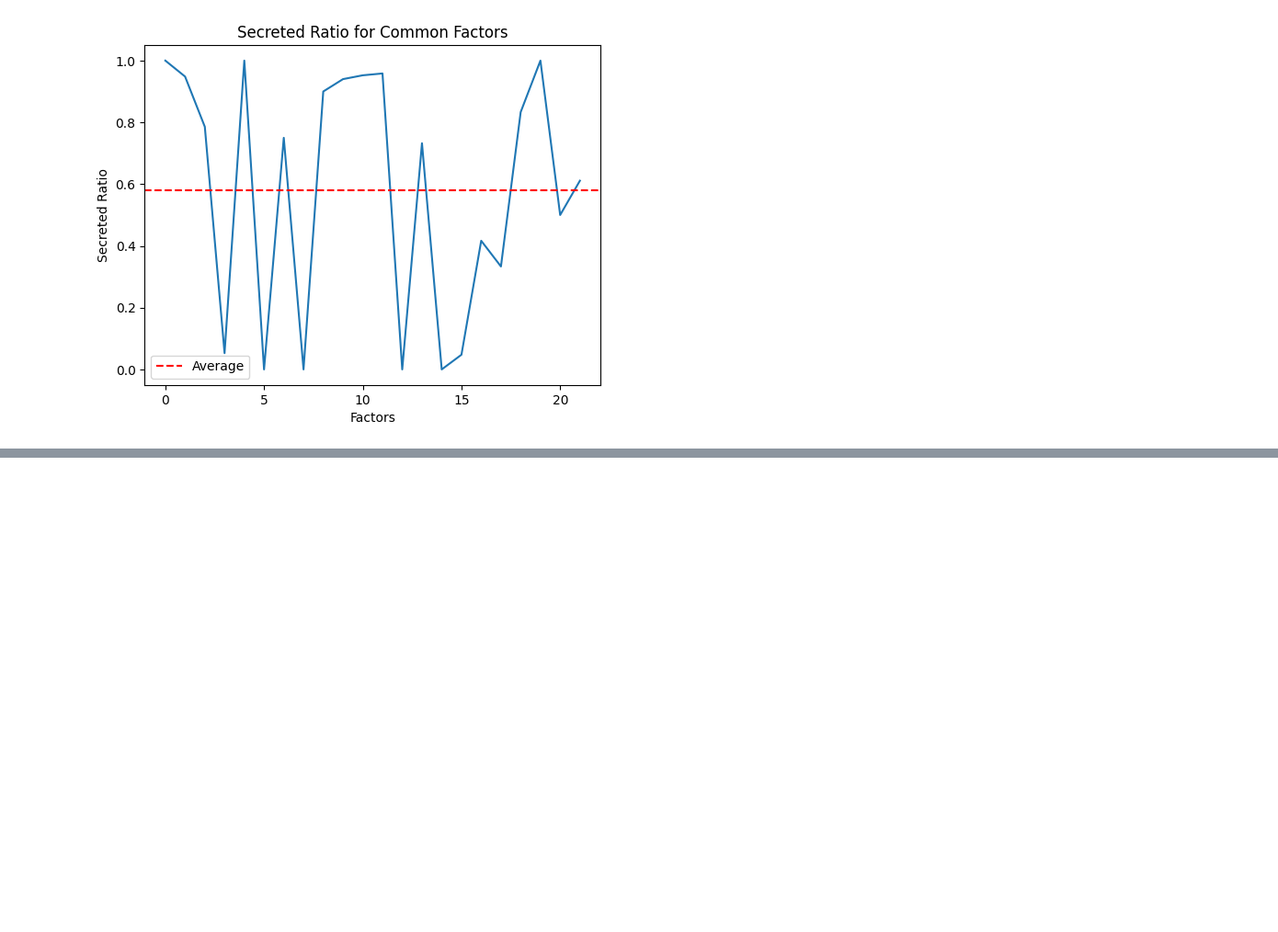
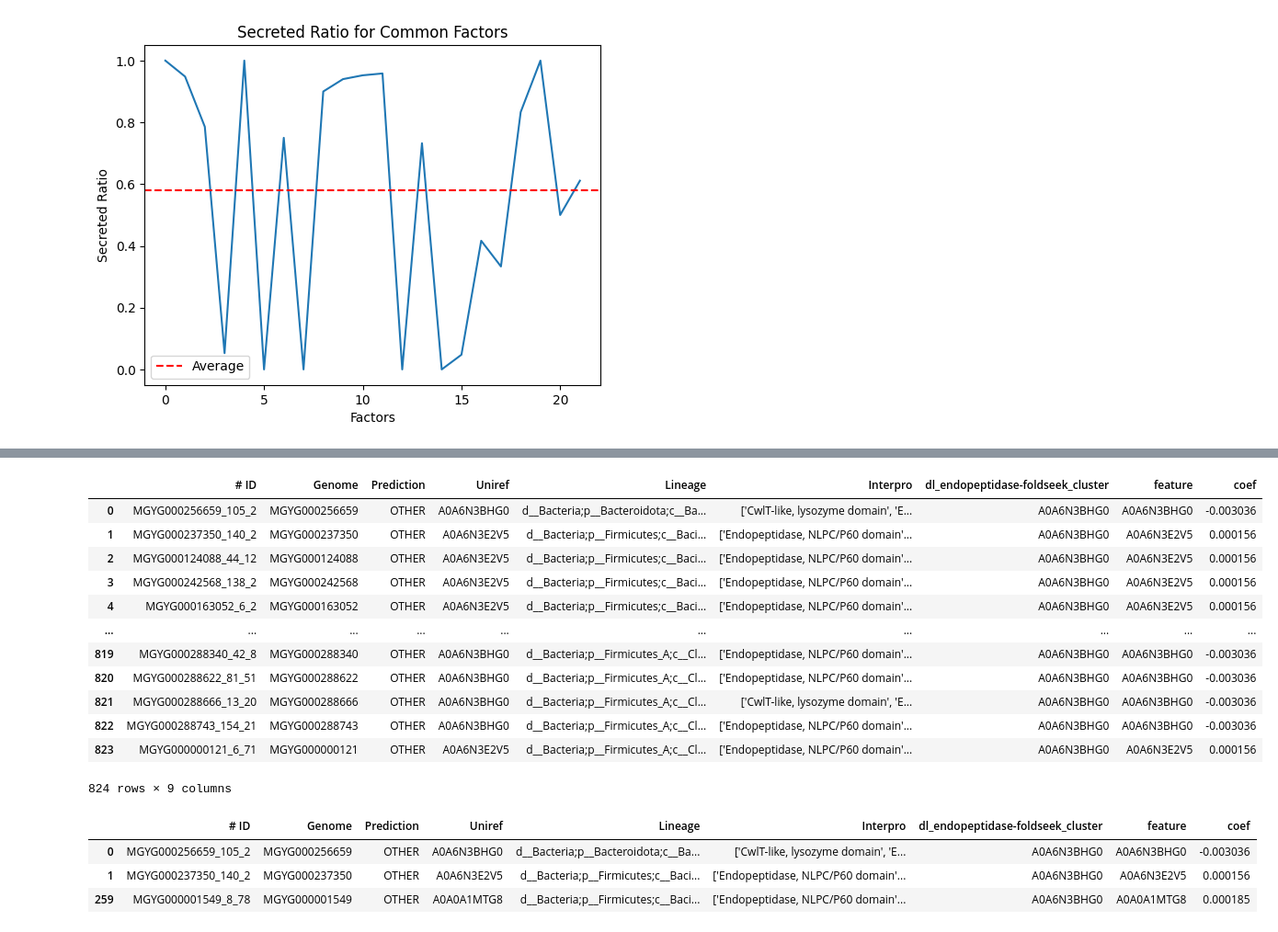
Before and after one commit to oliverdesa/Clustering_Metagenomics, a Jupyter notebook: src/clustering/cluster_analysis.ipynb, the cells around one changed output, grey strips where cells are left out. Shown at 92% size. Saved outputs shown, nothing was run; the diff lists cells and outputs as text; code cells hidden in the pictures; blank space fills up the shorter version.

```diff
--- a/src/clustering/cluster_analysis.ipynb
+++ b/src/clustering/cluster_analysis.ipynb
@@ -130,0 +153,5 @@ plt.show()
+# %%
+coefficients['feature'] = coefficients['feature'].apply(lambda x: x.split('_')[2])
+
+
+display(coefficients.head())
@@ -130,0 +165,4 @@ plt.show()
+# %%
+A0A6N3BHG0 = all_data[all_data['dl_endopeptidase-foldseek_cluster'] == 'A0A6N3BHG0']
+
+display(A0A6N3BHG0)
@@ -130,0 +183,29 @@ plt.show()
+# %%
+# Now Merge dataframe inner on Uniref IDs. We want to bring coefs column
+
+A0A6N3BHG0 = A0A6N3BHG0.merge(coefficients[['feature', 'coef']], left_on='Uniref', right_on='feature', how='inner')
+
+display(A0A6N3BHG0)
+# %% [output]
+|  | # ID | Genome | Prediction | Uniref | Lineage | Interpro | dl_endopeptidase-foldseek_cluster | feature | coef |
+| 0 | MGYG000256659_105_2 | MGYG000256659 | OTHER | A0A6N3BHG0 | d__Bacteria;p__Bacteroidota;c__Ba... | ['CwlT-like, lysozyme domain', 'E... | A0A6N3BHG0 | A0A6N3BHG0 | -0.003036 |
+| 1 | MGYG000237350_140_2 | MGYG000237350 | OTHER | A0A6N3E2V5 | d__Bacteria;p__Firmicutes;c__Baci... | ['Endopeptidase, NLPC/P60 domain'... | A0A6N3BHG0 | A0A6N3E2V5 | 0.000156 |
+| 2 | MGYG000124088_44_12 | MGYG000124088 | OTHER | A0A6N3E2V5 | d__Bacteria;p__Firmicutes;c__Baci... | ['Endopeptidase, NLPC/P60 domain'... | A0A6N3BHG0 | A0A6N3E2V5 | 0.000156 |
+| 3 | MGYG000242568_138_2 | MGYG000242568 | OTHER | A0A6N3E2V5 | d__Bacteria;p__Firmicutes;c__Baci... | ['Endopeptidase, NLPC/P60 domain'... | A0A6N3BHG0 | A0A6N3E2V5 | 0.000156 |
+| 4 | MGYG000163052_6_2 | MGYG000163052 | OTHER | A0A6N3E2V5 | d__Bacteria;p__Firmicutes;c__Baci... | ['Endopeptidase, NLPC/P60 domain'... | A0A6N3BHG0 | A0A6N3E2V5 | 0.000156 |
+| ... | ... | ... | ... | ... | ... | ... | ... | ... | ... |
+| 819 | MGYG000288340_42_8 | MGYG000288340 | OTHER | A0A6N3BHG0 | d__Bacteria;p__Firmicutes_A;c__Cl... | ['Endopeptidase, NLPC/P60 domain'... | A0A6N3BHG0 | A0A6N3BHG0 | -0.003036 |
+| 820 | MGYG000288622_81_51 | MGYG000288622 | OTHER | A0A6N3BHG0 | d__Bacteria;p__Firmicutes_A;c__Cl... | ['Endopeptidase, NLPC/P60 domain'... | A0A6N3BHG0 | A0A6N3BHG0 | -0.003036 |
+| 821 | MGYG000288666_13_20 | MGYG000288666 | OTHER | A0A6N3BHG0 | d__Bacteria;p__Firmicutes_A;c__Cl... | ['CwlT-like, lysozyme domain', 'E... | A0A6N3BHG0 | A0A6N3BHG0 | -0.003036 |
+| 822 | MGYG000288743_154_21 | MGYG000288743 | OTHER | A0A6N3BHG0 | d__Bacteria;p__Firmicutes_A;c__Cl... | ['Endopeptidase, NLPC/P60 domain'... | A0A6N3BHG0 | A0A6N3BHG0 | -0.003036 |
+| 823 | MGYG000000121_6_71 | MGYG000000121 | OTHER | A0A6N3E2V5 | d__Bacteria;p__Firmicutes_A;c__Cl... | ['Endopeptidase, NLPC/P60 domain'... | A0A6N3BHG0 | A0A6N3E2V5 | 0.000156 |
+824 rows × 9 columns
+# %%
+A0A6N3BHG0 = A0A6N3BHG0.drop_duplicates(subset=['Uniref'], keep='first')
+
+display(A0A6N3BHG0)
+# %% [output]
+|  | # ID | Genome | Prediction | Uniref | Lineage | Interpro | dl_endopeptidase-foldseek_cluster | feature | coef |
+| 0 | MGYG000256659_105_2 | MGYG000256659 | OTHER | A0A6N3BHG0 | d__Bacteria;p__Bacteroidota;c__Ba... | ['CwlT-like, lysozyme domain', 'E... | A0A6N3BHG0 | A0A6N3BHG0 | -0.003036 |
+| 1 | MGYG000237350_140_2 | MGYG000237350 | OTHER | A0A6N3E2V5 | d__Bacteria;p__Firmicutes;c__Baci... | ['Endopeptidase, NLPC/P60 domain'... | A0A6N3BHG0 | A0A6N3E2V5 | 0.000156 |
+| 259 | MGYG000001549_8_78 | MGYG000001549 | OTHER | A0A0A1MTG8 | d__Bacteria;p__Firmicutes;c__Baci... | ['Endopeptidase, NLPC/P60 domain'... | A0A6N3BHG0 | A0A0A1MTG8 | 0.000185 |
```
Also changed, not shown: parts of 4 cells of this notebook, 1 other file.
